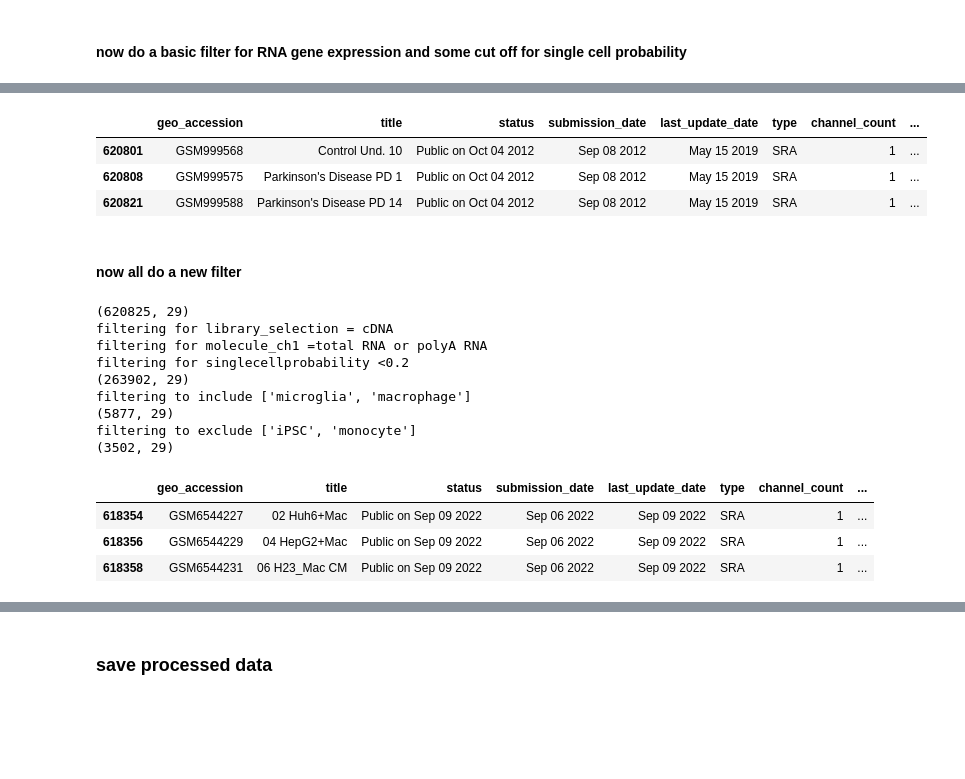
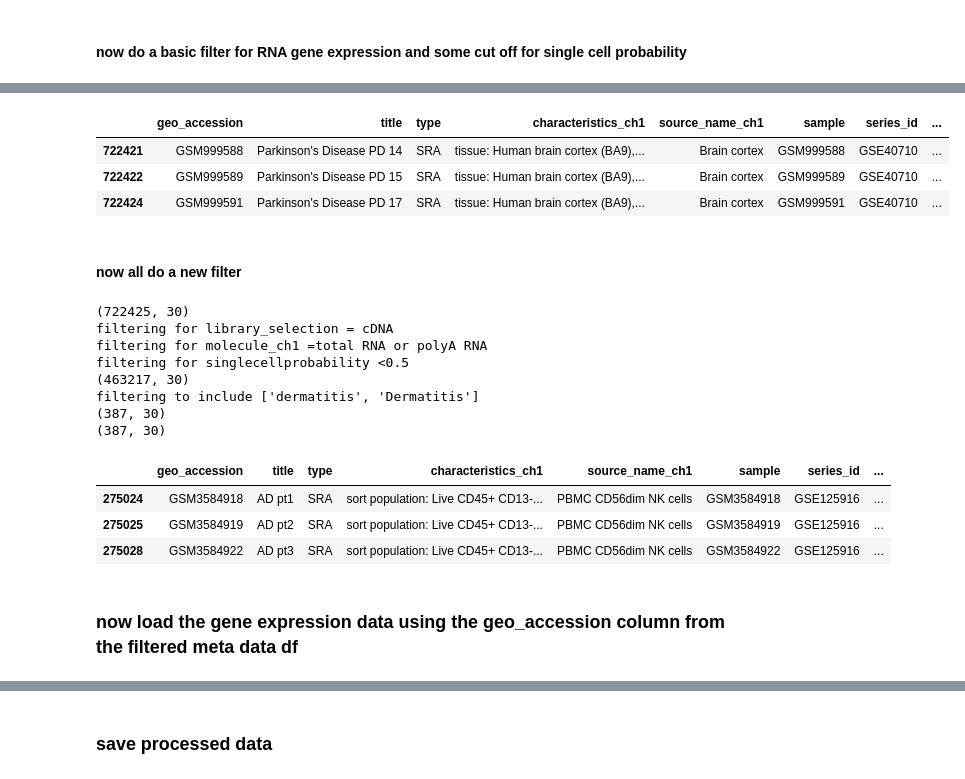
Before and after one commit to megadesk/ARCHS4_bulk_RNAseq_project, a Jupyter notebook: nbs/template_ARCHS4.ipynb, the cells around one changed output, grey strips where cells are left out. Drawn from its saved outputs; the diff is of its cells as text; code cells hidden in the pictures; blank space fills up the shorter version.

```diff
--- a/nbs/template_ARCHS4.ipynb
+++ b/nbs/template_ARCHS4.ipynb
@@ -49,9 +51,11 @@ class G():
     repo_parent_dir='../../'
     WRITE_CACHE=False
     #input files
-    ARCHS4_H5_file='/home/ubuntu/data/ARCHS4/archs4_gene_human_v2.1.2.h5'
+    #ARCHS4_H5_file='/home/ubuntu/data/ARCHS4/archs4_gene_human_v2.1.2.h5'
+    ARCHS4_H5_file='/home/ubuntu/data/ARCHS4/human_gene_v2.2.h5'
 
     #output files
+    filtered_meta_data_csv_file='meta_samples_dermatitis.csv'
 
     #variables to change
     save_output=True
@@ -217,10 +433,10 @@ Name: molecule_ch1, dtype: int64
 # %% [markdown]
 #### now do a basic filter for RNA gene expression and some cut off for single cell probability
 # %%
-df=df_meta_src.copy()
-print(df.shape)
-df=basic_filter_for_bulk_RNAseq(df, min_singlecellprobability=.2)
-print(df.shape)
-#df.to_csv('meta_samples_small.csv', index=False)
-df['singlecellprobability'].hist()
+df_meta=df_meta_src.copy()
+print(df_meta.shape)
+df_meta=basic_filter_for_bulk_RNAseq(df_meta, min_singlecellprobability=.2)
+print(df_meta.shape)
+#df_meta.to_csv('meta_samples_small.csv', index=False)
+df_meta['singlecellprobability'].hist()
 # %% [output]
@@ -234,44 +450,42 @@ filtering for singlecellprobability <0.2
 # %%
-df.tail(3)
+df_meta.tail(3)
 # %% [output]
-|  | geo_accession | title | status | submission_date | last_update_date | type | channel_count | ... |
-| 620801 | GSM999568 | Control Und. 10 | Public on Oct 04 2012 | Sep 08 2012 | May 15 2019 | SRA | 1 | ... |
-| 620808 | GSM999575 | Parkinson's Disease PD 1 | Public on Oct 04 2012 | Sep 08 2012 | May 15 2019 | SRA | 1 | ... |
-| 620821 | GSM999588 | Parkinson's Disease PD 14 | Public on Oct 04 2012 | Sep 08 2012 | May 15 2019 | SRA | 1 | ... |
+|  | geo_accession | title | type | characteristics_ch1 | source_name_ch1 | sample | series_id | ... |
+| 722421 | GSM999588 | Parkinson's Disease PD 14 | SRA | tissue: Human brain cortex (BA9),... | Brain cortex | GSM999588 | GSE40710 | ... |
+| 722422 | GSM999589 | Parkinson's Disease PD 15 | SRA | tissue: Human brain cortex (BA9),... | Brain cortex | GSM999589 | GSE40710 | ... |
+| 722424 | GSM999591 | Parkinson's Disease PD 17 | SRA | tissue: Human brain cortex (BA9),... | Brain cortex | GSM999591 | GSE40710 | ... |
 # %% [markdown]
 #### now all do a new filter
 # %%
-
-
 #### now all do a new filter
-df=df_meta_src.copy()
-min_singlecellprobability=.2
-print(df.shape)
-df=basic_filter_for_bulk_RNAseq(df, min_singlecellprobability=min_singlecellprobability)
-print(df.shape)
+df_meta=df_meta_src.copy()
+min_singlecellprobability=.5
+print(df_meta.shape)
+df_meta=basic_filter_for_bulk_RNAseq(df_meta, min_singlecellprobability=min_singlecellprobability)
+print(df_meta.shape)
 # list of Strings to check for to include
-search_strings=['microglia', 'macrophage']
-df=filter_df(df, search_strings,#ignore_columns=['title', 'characteristics_ch1','extract_protocol_ch1','source_name_ch1','data_processing']
-             )
-print(df.shape)
+#search_strings=['exitatory', 'Exitatory',  'glutamatergic', 'Glutamatergic']
+search_strings_include=['dermatitis', 'Dermatitis']
+df_meta=filter_df(df_meta, search_strings_include, include=True,ignore_columns=['data_processing'] )
+print(df_meta.shape)
 # list of Strings to check for to exclude
-search_strings=['iPSC', 'monocyte']
-df=filter_df(df, search_strings, include=False,#ignore_columns=['title', 'characteristics_ch1','extract_protocol_ch1','source_name_ch1','data_processing']
-             )
-print(df.shape)
-df.to_csv('meta_samples_small.csv', index=False)
-df.tail(3)
+#search_strings_exclude=['GABAergic', 'gabaergic', 'GABA', 'gaba', 'inhibitory', 'Inhibitory']
+#df=filter_df(df, search_strings_exclude, include=False,ignore_columns=None)
+print(df_meta.shape)
+#df.to_csv('meta_samples_small_dermatitis.csv', index=False)
+df_meta.head(3)
 # %% [output]
-(620825, 29)
+(722425, 30)
 filtering for library_selection = cDNA
 filtering for molecule_ch1 =total RNA or polyA RNA
-filtering for singlecellprobability <0.2
-(263902, 29)
-filtering to include ['microglia', 'macrophage']
-(5877, 29)
-filtering to exclude ['iPSC', 'monocyte']
-(3502, 29)
+filtering for singlecellprobability <0.5
+(463217, 30)
+filtering to include ['dermatitis', 'Dermatitis']
+(387, 30)
+(387, 30)
-|  | geo_accession | title | status | submission_date | last_update_date | type | channel_count | ... |
-| 618354 | GSM6544227 | 02 Huh6+Mac | Public on Sep 09 2022 | Sep 06 2022 | Sep 09 2022 | SRA | 1 | ... |
-| 618356 | GSM6544229 | 04 HepG2+Mac | Public on Sep 09 2022 | Sep 06 2022 | Sep 09 2022 | SRA | 1 | ... |
-| 618358 | GSM6544231 | 06 H23_Mac CM | Public on Sep 09 2022 | Sep 06 2022 | Sep 09 2022 | SRA | 1 | ... |
+|  | geo_accession | title | type | characteristics_ch1 | source_name_ch1 | sample | series_id | ... |
+| 275024 | GSM3584918 | AD pt1 | SRA | sort population: Live CD45+ CD13-... | PBMC CD56dim NK cells | GSM3584918 | GSE125916 | ... |
+| 275025 | GSM3584919 | AD pt2 | SRA | sort population: Live CD45+ CD13-... | PBMC CD56dim NK cells | GSM3584919 | GSE125916 | ... |
+| 275028 | GSM3584922 | AD pt3 | SRA | sort population: Live CD45+ CD13-... | PBMC CD56dim NK cells | GSM3584922 | GSE125916 | ... |
+# %% [markdown]
+### now load the gene expression data using the geo_accession column from the filtered meta data df
```
Also changed, not shown: parts of 24 cells of this notebook, 21 other files.
